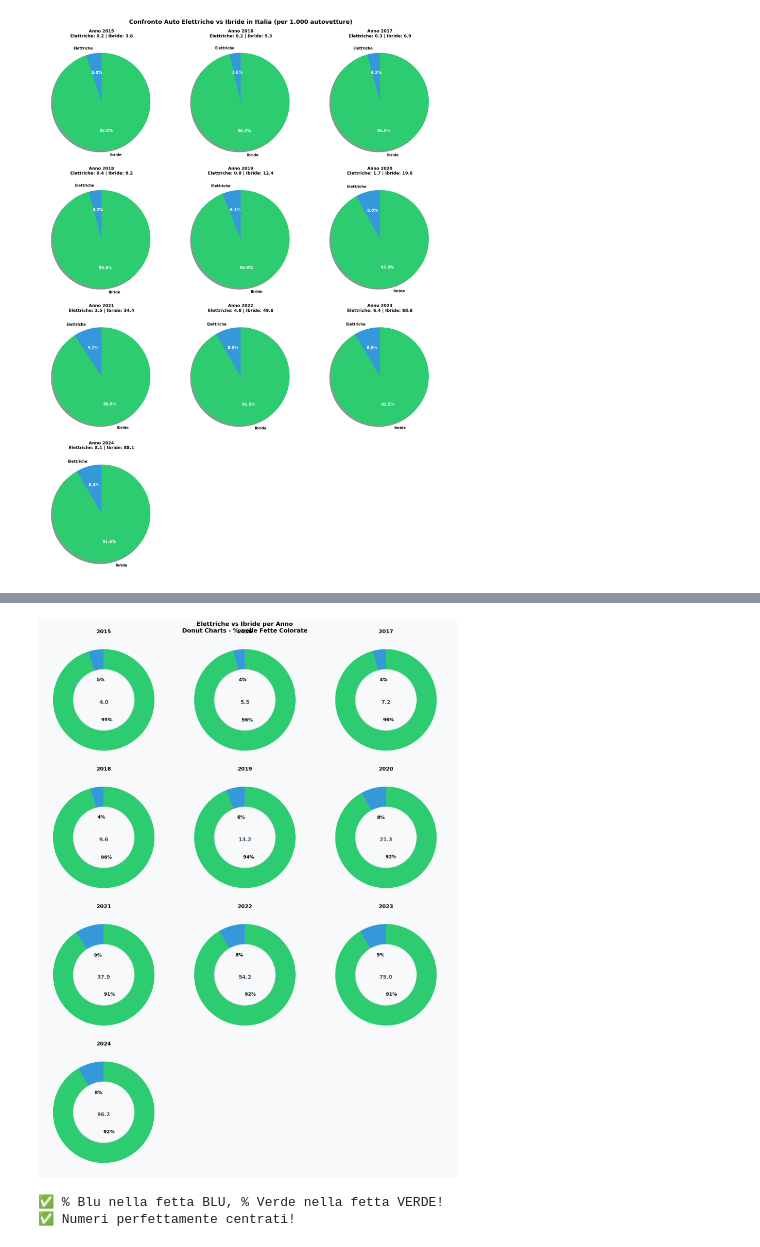
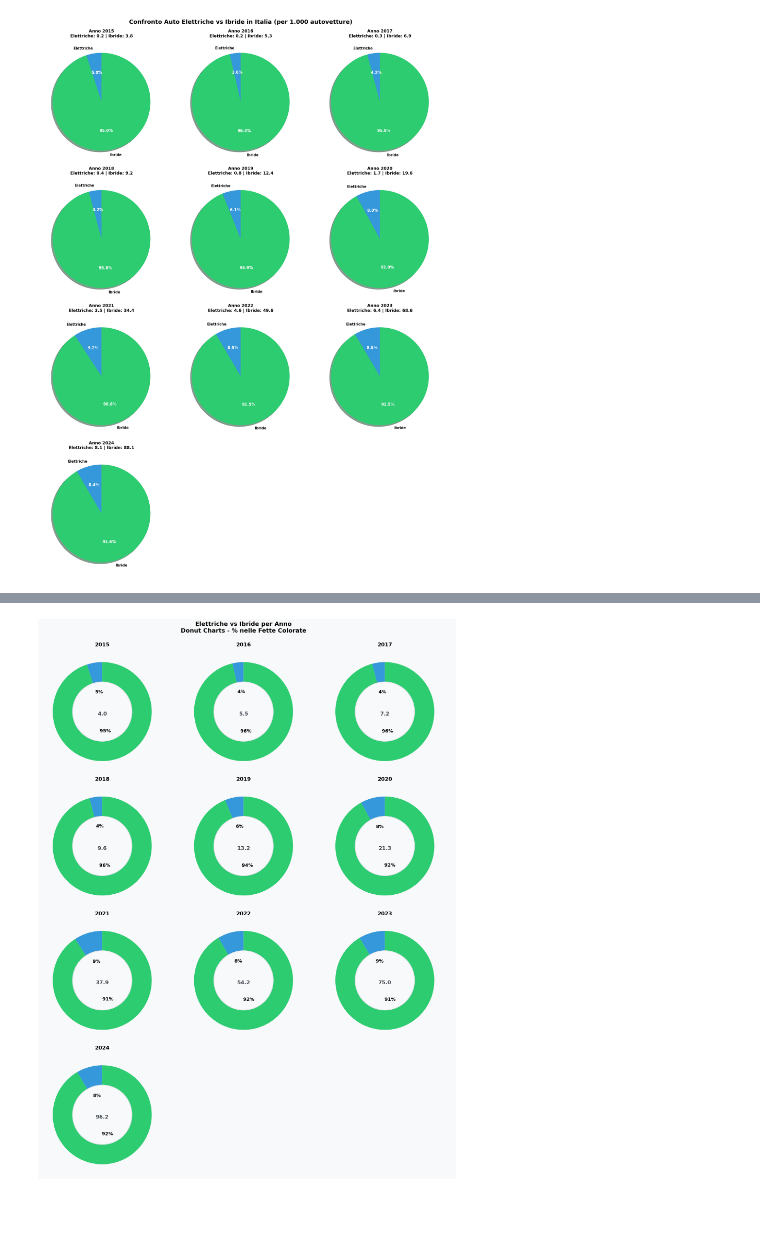
Before and after one commit to MarcoB27/data_visualization, a Jupyter notebook: script/pie_graph_el_vs_hy.ipynb, the cells around one changed output, grey strips where cells are left out. Cells and saved outputs as stored; diff of their text form; code cells hidden in the pictures; blank space fills up the shorter version.

```diff
--- a/script/pie_graph_el_vs_hy.ipynb
+++ b/script/pie_graph_el_vs_hy.ipynb
@@ -124,7 +123,7 @@ n_rows = int(np.ceil(n_anni / n_cols))
 
 fig, axes = plt.subplots(n_rows, n_cols, figsize=(18, 6 * n_rows))
 fig.patch.set_facecolor('#F8F9FA')
-fig.suptitle('Elettriche vs Ibride per Anno\nDonut Charts - % nelle Fette Colorate',
+fig.suptitle('Elettriche vs Ibride per Anno\nDonut Charts - % nelle Fette Colorate\n\n',
              fontsize=18, fontweight='bold', y=0.98)
 
 axes = axes.flatten()
@@ -143,33 +142,31 @@ for idx, anno in enumerate(anni):
     axes[idx].add_patch(centre_circle)
 
     # STEP 3: % CENTRATI nelle FETTE
     percentuali = [v/sum(valori)*100 for v in valori]
     for i, (wedge, pct) in enumerate(zip(wedges, percentuali)):
         # Calcola centro fetta
         ang = (wedge.theta2 - wedge.theta1)/2. + wedge.theta1
         x = 0.4 * np.cos(np.radians(ang))  # r=0.4 dentro fetta
         y = 0.4 * np.sin(np.radians(ang))
 
         # Colore testo contrastante
         text_color = "#000000" if i == 0 else "#000000"  # Bianco su blu, verde su verde
         axes[idx].text(x, y, f'{pct:.0f}%', fontsize=14, fontweight='bold',
                        ha='center', va='center', color=text_color)
 
     # STEP 4: Totale centrale buco
     totale = sum(valori)
     axes[idx].text(0, -0.05, f'{totale:.1f}', ha='center', va='center',
                    fontsize=16, fontweight='bold', color='#495057')
 
     # STEP 5: Titolo anno
     axes[idx].set_title(f'{anno}', fontsize=16, fontweight='bold', pad=10)
 
 # Nascondi subplot vuoti
 for idx in range(n_anni, len(axes)):
     axes[idx].axis('off')
 
 plt.tight_layout()
 plt.show()
 # %% [output]
-[figure, old version]
+[figure, new version]
-✅ % Blu nella fetta BLU, % Verde nella fetta VERDE!
-✅ Numeri perfettamente centrati!
```
Also changed, not shown: parts of 1 cell of this notebook, 2 other files.
